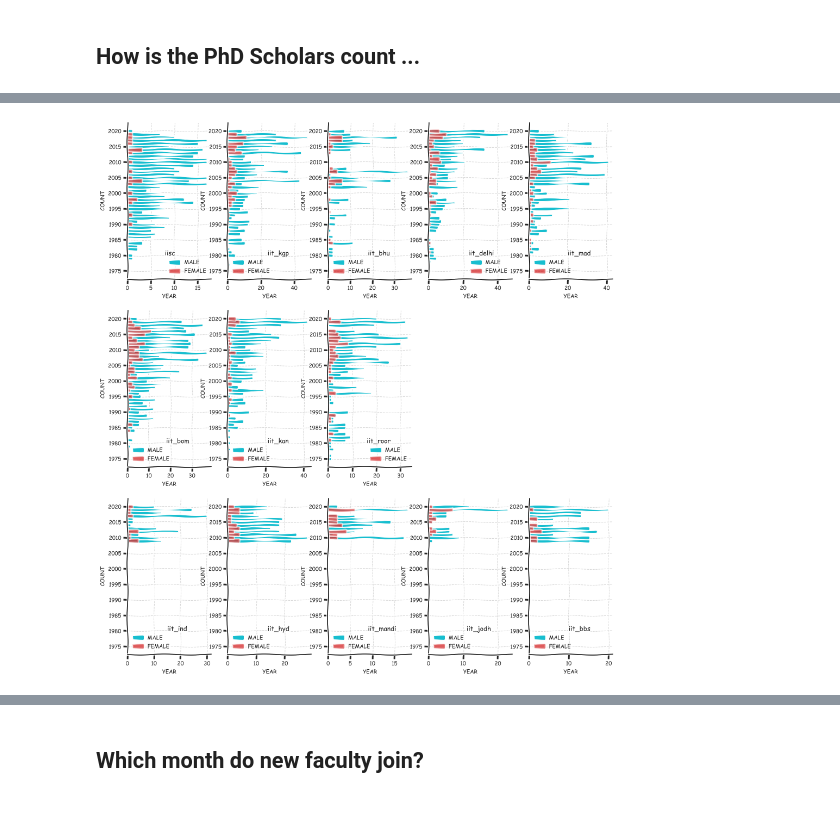
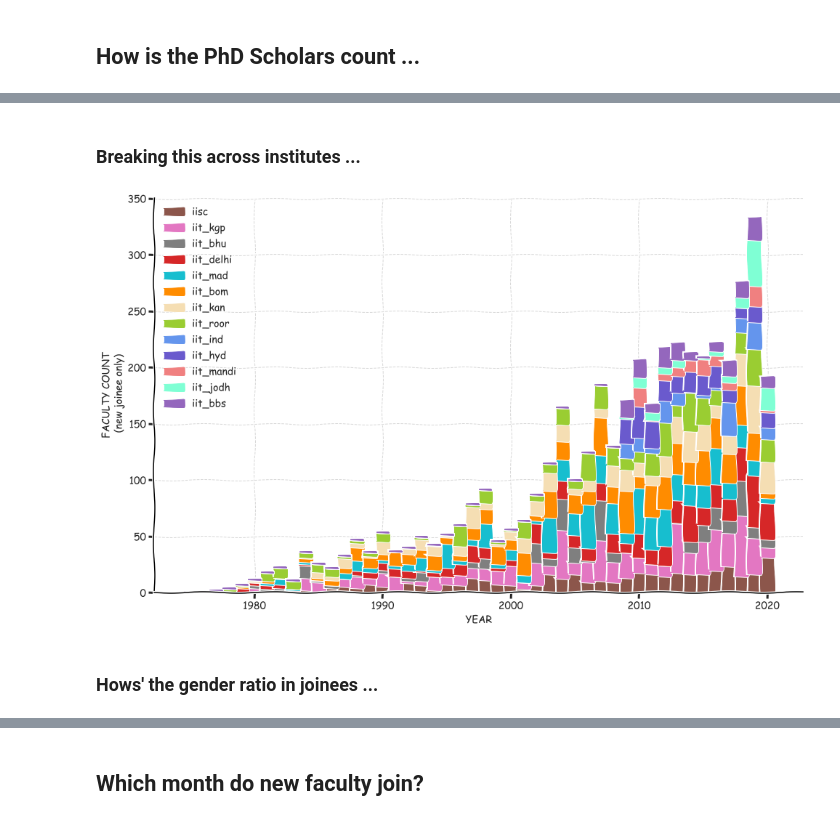
Before and after one commit to neerajww/myblog, a Jupyter notebook: _notebooks/2021-06-23-indian_institutes_nirf.ipynb, the cells around one changed output, grey strips where cells are left out. Drawn from its saved outputs; the diff is of its cells as text; code cells hidden in the pictures.

```diff
--- a/_notebooks/2021-06-23-indian_institutes_nirf.ipynb
+++ b/_notebooks/2021-06-23-indian_institutes_nirf.ipynb
@@ -344,7 +364,7 @@ with plt.xkcd():
     plt.legend(frameon=False,fontsize=FS)
     plt.xticks(fontsize=FS)
     plt.yticks(fontsize=FS)
-    ax.set_ylabel('COUNT', fontsize=FS)
+    ax.set_ylabel('SCHOLAR COUNT \n (as of 2020-21)', fontsize=FS)
     ax.spines['right'].set_visible(False)
     ax.spines['top'].set_visible(False)
     # fmt = '.pdf'
@@ -480,13 +530,13 @@ for institute in institutes:
         data[key].append(df[(df['institute']==institute)&(df['designation']=='Associate')][key].values)
 
 with plt.xkcd():
-    fig = plt.subplots(figsize=[16,7])
+    fig = plt.subplots(figsize=[16,5])
     ax = plt.subplot(1,1,1)
     FS = 14
 
-    sns.boxplot(data = data['age'], whis = np.inf,width = 0.2,color=(.3,.8,1))
-    sns.swarmplot(data = data['age'], color='gray',alpha=0.4)
-    sns.violinplot(data = data['age'], palette="muted")
+    sns.boxplot(data = data['age'], whis = np.inf,width = 0.2,color=(.3,.8,1),palette="muted")
+    sns.swarmplot(data = data['age'], color='gray',alpha=0.4,palette="muted")
+#     sns.violinplot(data = data['age'], palette="muted")
     plt.xticks(np.arange(0,len(institutes)),institutes,rotation=0, fontsize=FS-2)
     ax.grid(color='gray', linestyle='--', linewidth=1,alpha=.3)
     plt.xticks(fontsize=FS)
@@ -515,13 +565,13 @@ for institute in institutes:
         data[key].append(df[(df['institute']==institute)&(df['designation']=='Professor')][key].values)
 
 with plt.xkcd():
-    fig = plt.subplots(figsize=[16,7])
+    fig = plt.subplots(figsize=[16,5])
     ax = plt.subplot(1,1,1)
     FS = 14
 
-    sns.boxplot(data = data['age'], whis = np.inf,width = 0.2,color=(.3,.8,1))
-    sns.swarmplot(data = data['age'], color='gray',alpha=0.4)
-    sns.violinplot(data = data['age'], palette="muted")
+    sns.boxplot(data = data['age'], whis = np.inf,width = 0.2,color=(.3,.8,1),palette="muted")
+    sns.swarmplot(data = data['age'], color='gray',alpha=0.4,palette="muted")
+#     sns.violinplot(data = data['age'], palette="muted")
     plt.xticks(np.arange(0,len(institutes)),institutes,rotation=0, fontsize=FS-2)
     ax.grid(color='gray', linestyle='--', linewidth=1,alpha=.3)
     plt.xticks(fontsize=FS)
@@ -589,41 +715,42 @@ with plt.xkcd():
+# %% [markdown]
+### Breaking this across institutes ...
 # %%
 #collapse
 # year of recruitment
-x_grid = np.arange(min(df['joining_year']),max(df['joining_year'])+1)
+df = df_fac.copy()
+x_grid = np.arange(min(df['joining_year']),2021)
 y_grid = np.arange(0,len(institutes))
 
 X, Y = np.meshgrid(x_grid, y_grid)
 Z_m = np.zeros(X.shape)
 Z_f = np.zeros(X.shape)
 
 for i in range(len(institutes)):
     for j in range(len(x_grid)):
         Z_m[i,j] = len(df[(df['institute']==institutes[i]) &
                         ((df['joining_year']==x_grid[j])) & ((df['gender']=='Male'))])
         Z_f[i,j] = len(df[(df['institute']==institutes[i]) &
                         ((df['joining_year']==x_grid[j])) & ((df['gender']=='Female'))])
-clr = 'tab:cyan'
+clr = ['tab:brown', 'tab:pink','tab:gray','tab:red','tab:cyan',
+        'darkorange','wheat','yellowgreen','cornflowerblue','slateblue',
+        'lightcoral','aquamarine','tab:purple']
 with plt.xkcd():
-    fig = plt.figure(figsize=[16,18])
-    FS = 10
-    for i in range(Z_m.shape[0]):
-            if i>7:
-                ax = plt.subplot(3,5,i+3)
-            else:
-                ax = plt.subplot(3,5,i+1)
-            ax.barh(x_grid,Z_m[i,:],alpha=1,label='MALE', height=0.65, color=clr)
-            ax.barh(x_grid,Z_f[i,:],color='tab:red',alpha=0.5,label='FEMALE',height=0.75)
-            plt.legend(frameon=False,loc='best', fontsize=FS)
-            plt.yticks(x_grid[::5],x_grid[::5],rotation=0, fontsize=FS)
-            ax.grid(color='gray', linestyle='--', linewidth=1,alpha=.3)
-            plt.ylabel('COUNT',fontsize=FS)
-            plt.xlabel('YEAR',fontsize=FS)
-            plt.xticks(fontsize=FS)
-            plt.yticks(fontsize=FS)
-            ax.spines['right'].set_visible(False)
-            ax.spines['top'].set_visible(False)
-            ax.text(max(Z_m[i,:]//2),1980,institutes[i],fontsize=FS+2)
-
-    plt.show()
+    fig = plt.figure(figsize=[16,10])
+    FS = 14
+    ax = plt.subplot(1,1,1)
+    for i in range(0,Z_m.shape[0]):
+        ax.bar(x_grid,Z_m[i,:],bottom=np.sum(Z_m[:i,:],axis=0),alpha=1,width=1.0,
+           color=clr[i], edgecolor=clr[i], label=institutes[i])
+    ax.grid(color='gray', linestyle='--', linewidth=1,alpha=.3)
+    plt.ylabel('FACULTY COUNT\n (new joinee only)',fontsize=FS)
+    plt.xlabel('YEAR',fontsize=FS)
+    plt.xticks(fontsize=FS)
+    plt.yticks(fontsize=FS)
+    ax.spines['right'].set_visible(False)
+    ax.spines['top'].set_visible(False)
+    plt.legend(frameon=False,loc='upper left', fontsize=FS)
+plt.show()
 # %% [output]
-[figure, old version]
+[figure, new version]
+# %% [markdown]
+### Hows' the gender ratio in joinees ...
```
Also changed, not shown: parts of 28 cells of this notebook.
